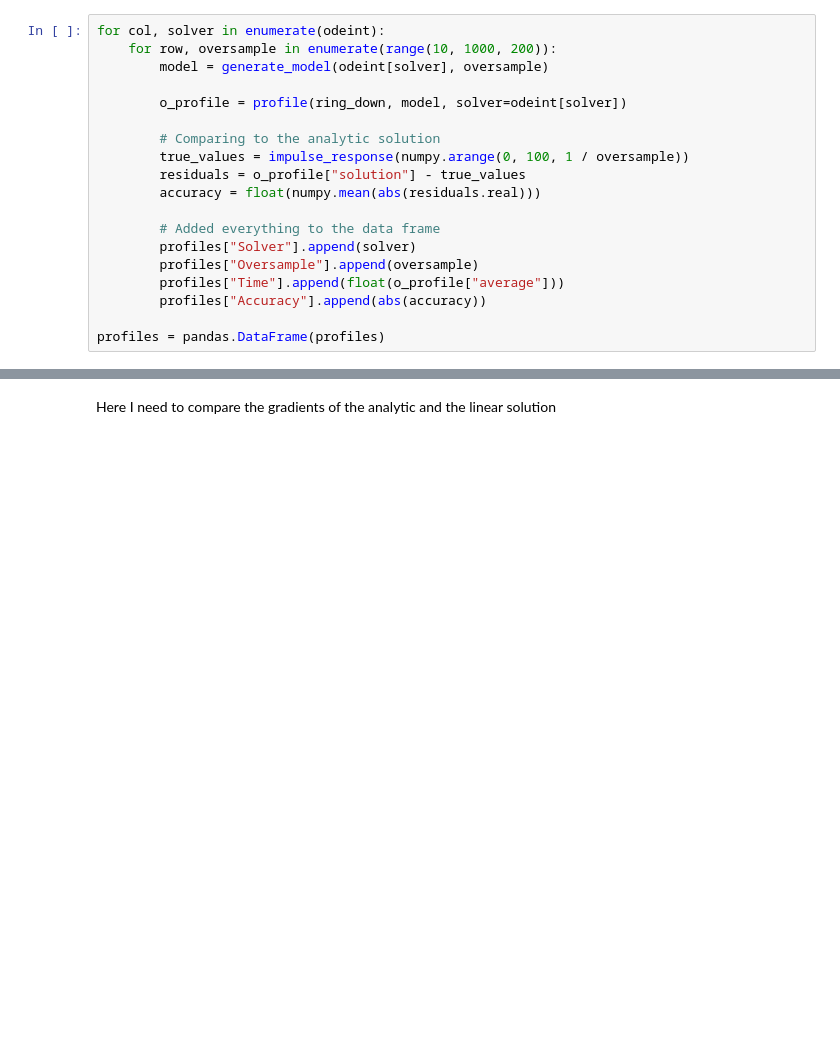
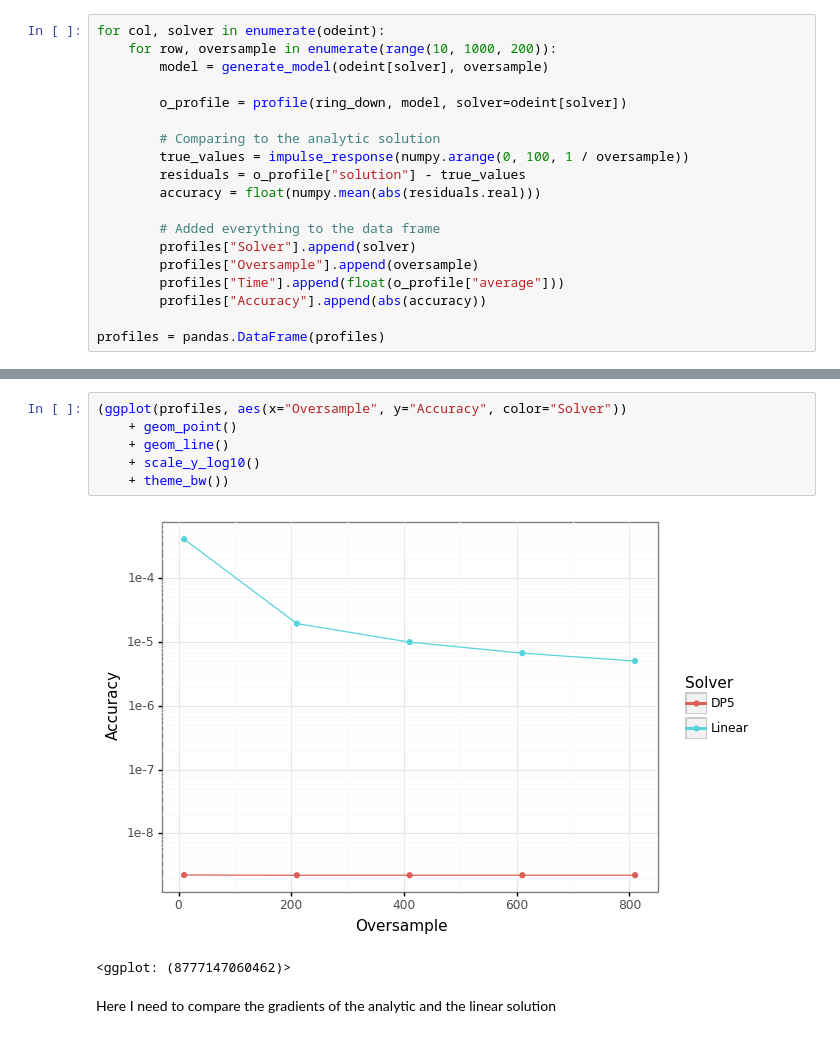
Before and after one commit to SharmaLlama/ticktack, a Jupyter notebook: notebooks/Linear_Solver.ipynb, the cells around one changed output, grey strips where cells are left out. Drawn from its saved outputs; the diff is of its cells as text; blank space fills up the shorter version.

```diff
--- a/notebooks/Linear_Solver.ipynb
+++ b/notebooks/Linear_Solver.ipynb
@@ -219,3 +219,12 @@ pyplot.plot(lin_subset["Oversample"], lin_subset["Time"])
+# %%
+(ggplot(profiles, aes(x="Oversample", y="Accuracy", color="Solver"))
+    + geom_point()
+    + geom_line()
+    + scale_y_log10()
+    + theme_bw())
+# %% [output]
+[figure, added]
+<ggplot: (8777147060462)>
 # %% [markdown]
 Here I need to compare the gradients of the analytic and the linear solution
 # %%
```
Also changed, not shown: parts of 9 cells of this notebook.
